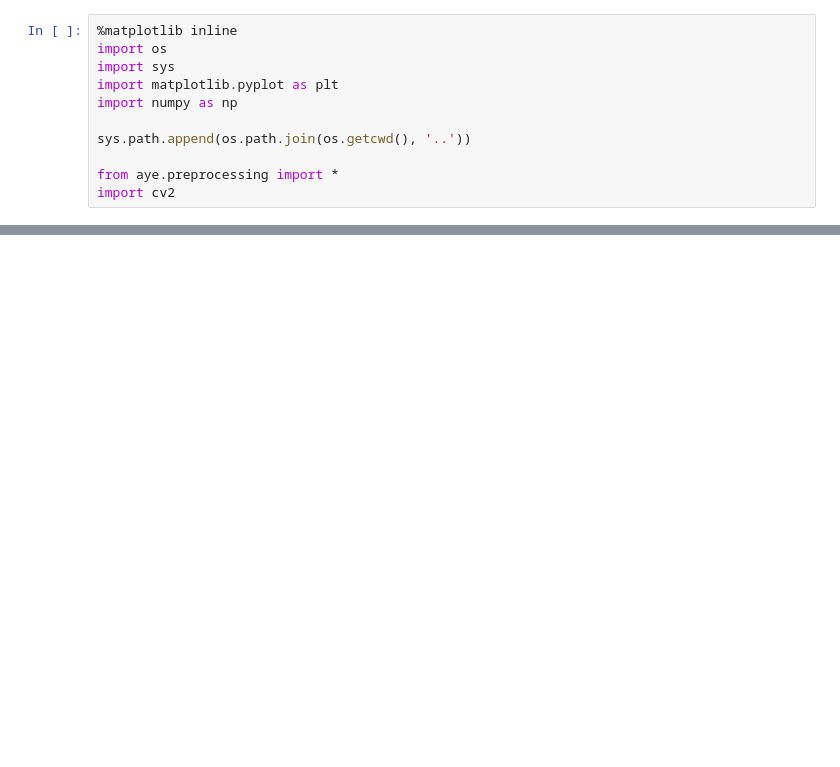
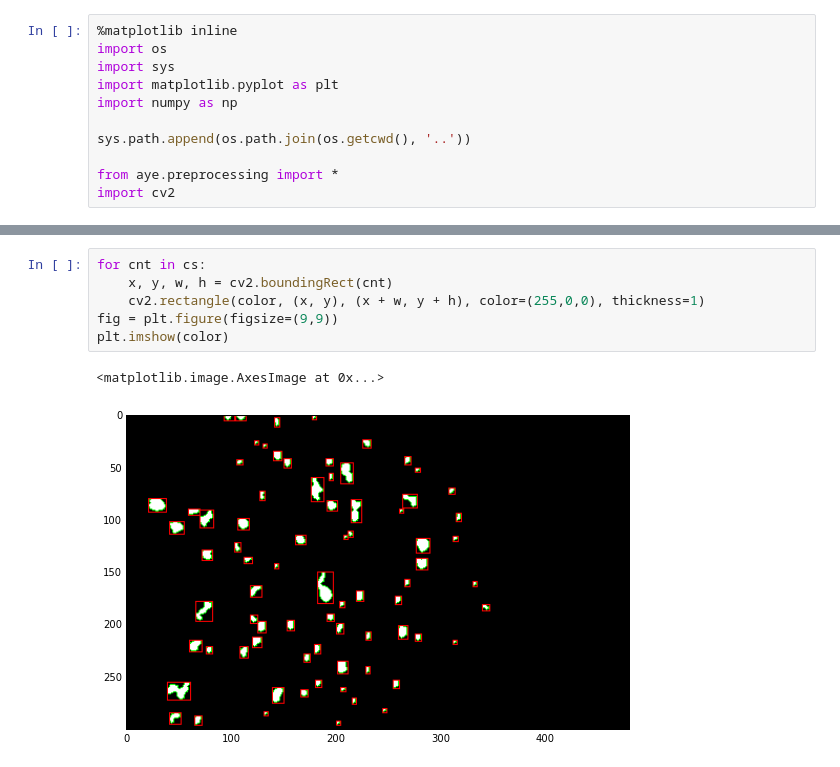
Before and after one commit to versatran01/Galt, a Jupyter notebook: detection/notebook/fix_image.ipynb, the cells around one changed output, grey strips where cells are left out. Cells and saved outputs as stored; diff of their text form; blank space fills up the shorter version.

```diff
--- a/detection/notebook/fix_image.ipynb
+++ b/detection/notebook/fix_image.ipynb
@@ -57 +69,10 @@ plt.imshow(filled, cmap=plt.cm.gray)
+# %%
+for cnt in cs:
+    x, y, w, h = cv2.boundingRect(cnt)
+    cv2.rectangle(color, (x, y), (x + w, y + h), color=(255,0,0), thickness=1)
+fig = plt.figure(figsize=(9,9))
+plt.imshow(color)
+# %% [output]
+<matplotlib.image.AxesImage at 0x...>
+[figure, added]
 # %%
```
Also changed, not shown: parts of 8 cells of this notebook, 6 other files.
